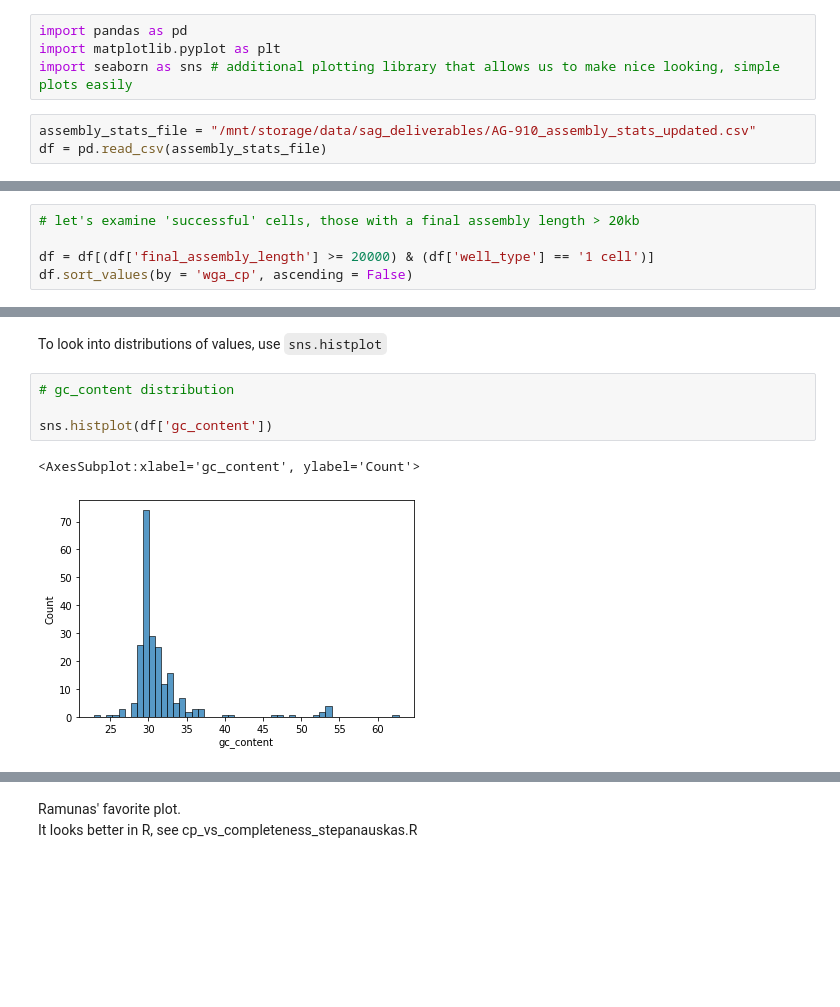
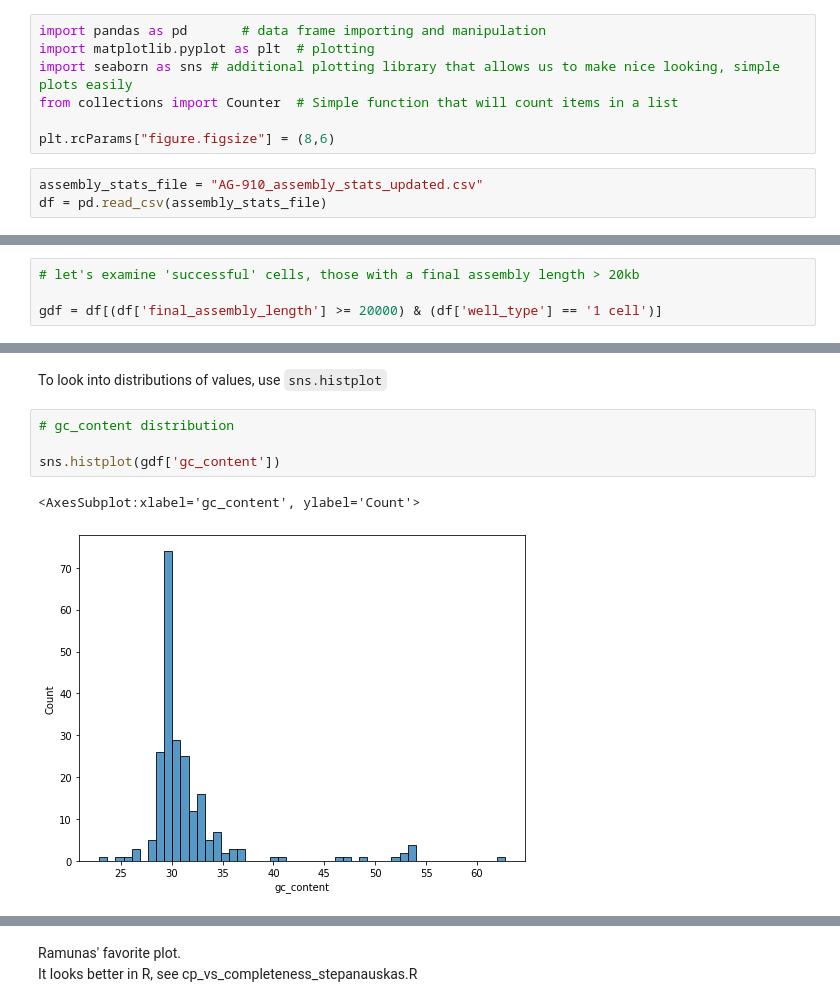
Before and after one commit to Bigelow-SCG-Course/Day1PM_SCG_data_intro, a Jupyter notebook: day1PM_playing_with_metadata.ipynb, the cells around one changed output, grey strips where cells are left out. Saved outputs shown, nothing was run; the diff lists cells and outputs as text; blank space fills up the shorter version.

```diff
--- a/day1PM_playing_with_metadata.ipynb
+++ b/day1PM_playing_with_metadata.ipynb
@@ -5,8 +5,11 @@ Make sure you are using the biopy kernel when running this notebook.
 # %%
-import pandas as pd
-import matplotlib.pyplot as plt
+import pandas as pd       # data frame importing and manipulation
+import matplotlib.pyplot as plt  # plotting
 import seaborn as sns # additional plotting library that allows us to make nice looking, simple plots easily
+from collections import Counter  # Simple function that will count items in a list
+
+plt.rcParams["figure.figsize"] = (8,6)
 # %%
-assembly_stats_file = "/mnt/storage/data/sag_deliverables/AG-910_assembly_stats_updated.csv"
+assembly_stats_file = "AG-910_assembly_stats_updated.csv"
 df = pd.read_csv(assembly_stats_file)
 # %% [markdown]
@@ -24,5 +53,4 @@ Let's look at how these cells line up based on various pieces of metadata:
 # %%
 # let's examine 'successful' cells, those with a final assembly length > 20kb
 
-df = df[(df['final_assembly_length'] >= 20000) & (df['well_type'] == '1 cell')]
-df.sort_values(by = 'wga_cp', ascending = False)
+gdf = df[(df['final_assembly_length'] >= 20000) & (df['well_type'] == '1 cell')]
@@ -59,10 +73,10 @@
 # %%
 # gc_content distribution
 
-sns.histplot(df['gc_content'])
+sns.histplot(gdf['gc_content'])
 # %% [output]
 <AxesSubplot:xlabel='gc_content', ylabel='Count'>
-[figure, old version]
+[figure, new version]
 # %%
 # assembly length distribution
 
```
Also changed, not shown: parts of 25 cells of this notebook, 4 other files.
